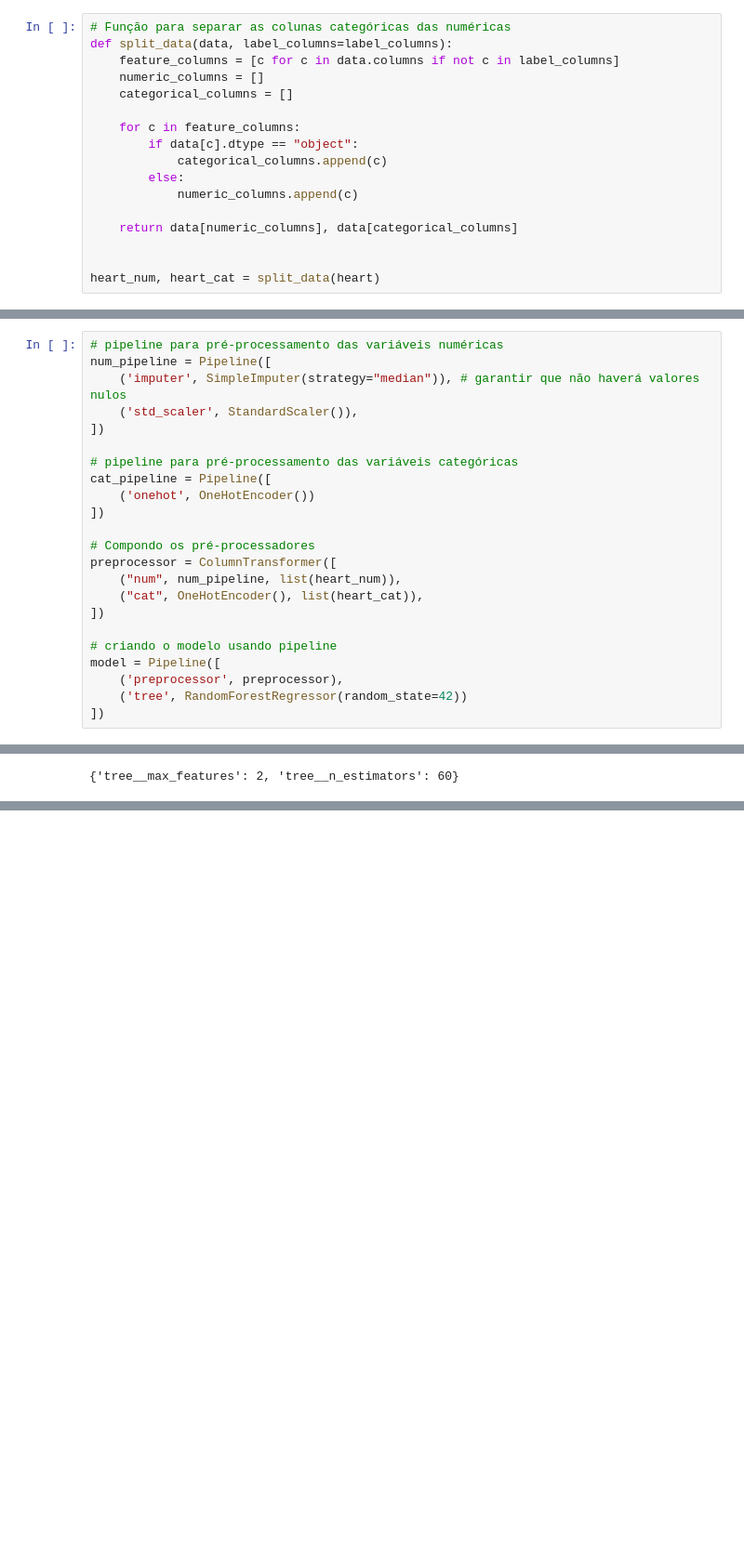
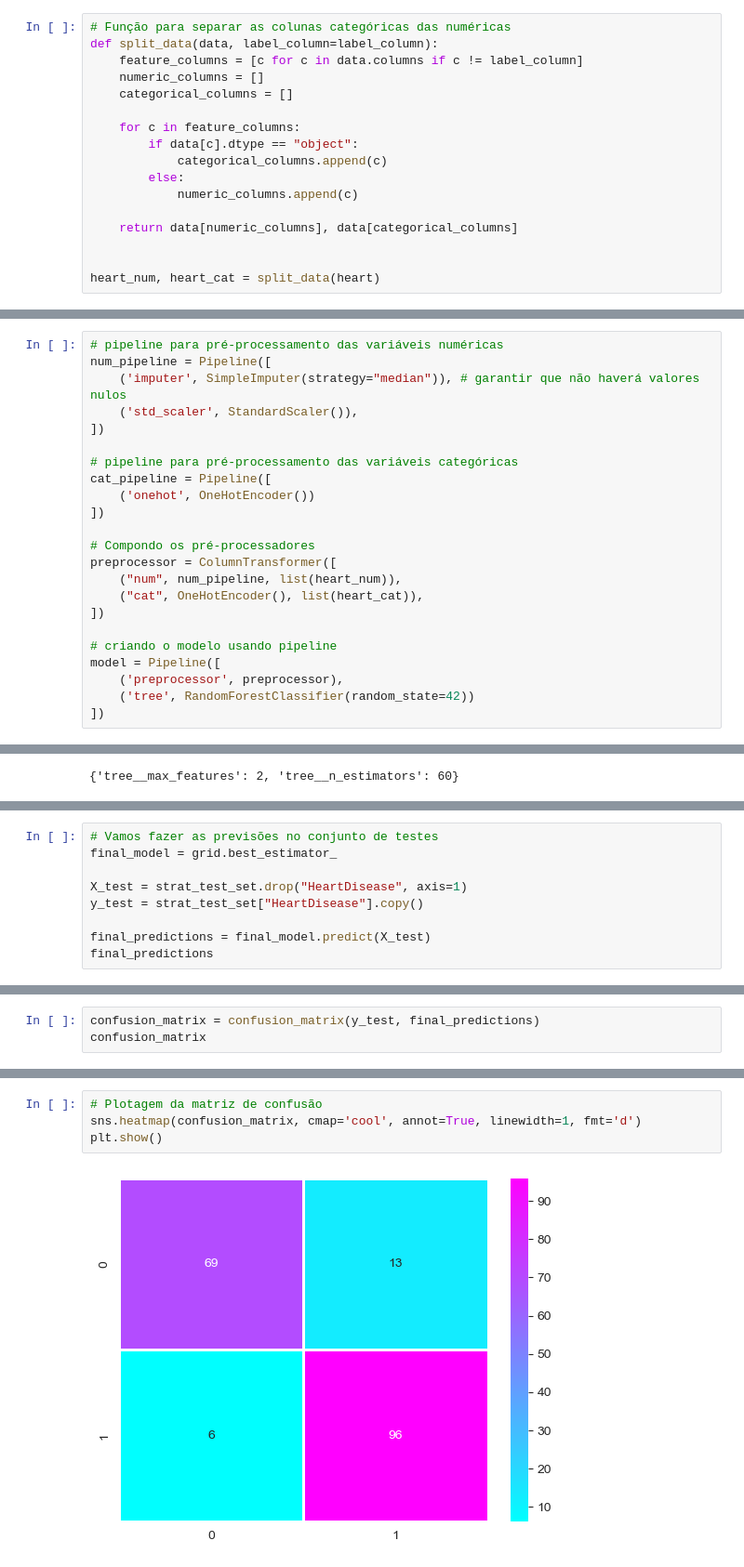
Before and after one commit to phaa/hearth-failure-prediction, a Jupyter notebook: Heart.ipynb, the cells around one changed output, grey strips where cells are left out. Shown at 93% size. Saved outputs shown, nothing was run; the diff lists cells and outputs as text; blank space fills up the shorter version.

Commit message:
Adicionando matriz de confusão e métricas do melhor estimator

```diff
--- a/Heart.ipynb
+++ b/Heart.ipynb
@@ -311,8 +312,8 @@ pandas.core.series.Series
 ### Limpando os dados
 # %%
 # Função para separar as colunas categóricas das numéricas
-def split_data(data, label_columns=label_columns):
-    feature_columns = [c for c in data.columns if not c in label_columns]
+def split_data(data, label_column=label_column):
+    feature_columns = [c for c in data.columns if c != label_column]
     numeric_columns = []
     categorical_columns = []
 
@@ -350,7 +351,7 @@ preprocessor = ColumnTransformer([
 # criando o modelo usando pipeline
 model = Pipeline([
     ('preprocessor', preprocessor),
-    ('tree', RandomForestRegressor(random_state=42))
+    ('tree', RandomForestClassifier(random_state=42))
 ])
 # %% [markdown]
 ### Implementando GridSearch para descobrir o melhor estimador
@@ -434,0 +432,9 @@ for mean_score, params in zip(cvres["mean_test_score"], cvres["params"]):
+# %%
+# Vamos fazer as previsões no conjunto de testes
+final_model = grid.best_estimator_
+
+X_test = strat_test_set.drop("HeartDisease", axis=1)
+y_test = strat_test_set["HeartDisease"].copy()
+
+final_predictions = final_model.predict(X_test)
+final_predictions
@@ -434,0 +451,3 @@ for mean_score, params in zip(cvres["mean_test_score"], cvres["params"]):
+# %%
+confusion_matrix = confusion_matrix(y_test, final_predictions)
+confusion_matrix
@@ -434,0 +457,6 @@ for mean_score, params in zip(cvres["mean_test_score"], cvres["params"]):
+# %%
+# Plotagem da matriz de confusão
+sns.heatmap(confusion_matrix, cmap='cool', annot=True, linewidth=1, fmt='d')
+plt.show()
+# %% [output]
+[figure, added]
```
Also changed, not shown: parts of 11 cells of this notebook, 1 other file.
